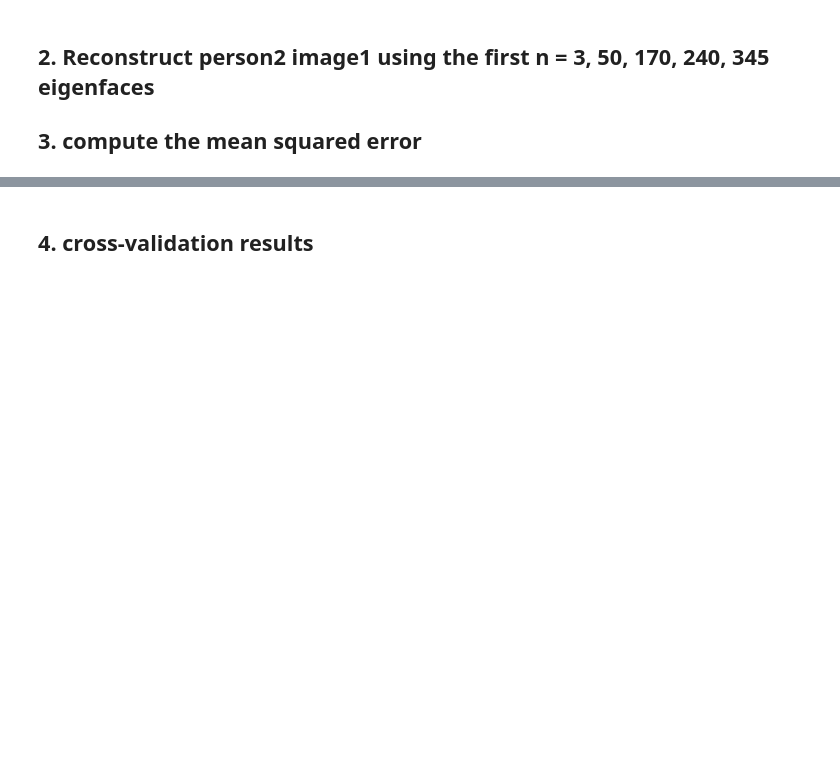
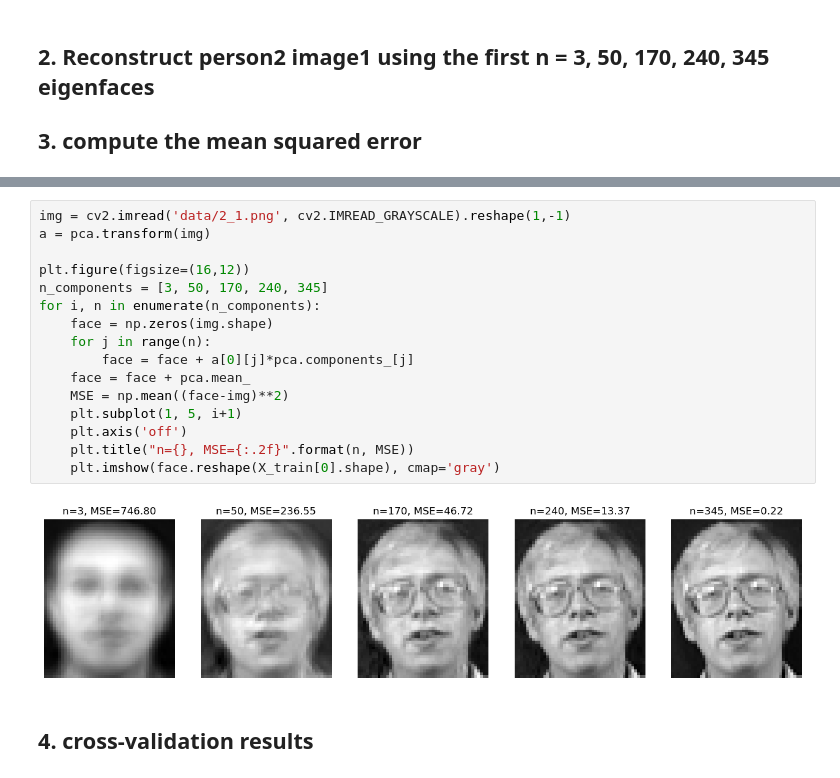
Before and after one commit to ML377-Mark/IMLP, a Jupyter notebook: Unit08/8.3_PCA_Face Recognition.ipynb, the cells around one changed output, grey strips where cells are left out. Cells and saved outputs as stored; diff of their text form; blank space fills up the shorter version.

```diff
--- a/Unit08/8.3_PCA_Face Recognition.ipynb
+++ b/Unit08/8.3_PCA_Face Recognition.ipynb
@@ -38,2 +61,20 @@ for i in range(1,41):
+# %%
+img = cv2.imread('data/2_1.png', cv2.IMREAD_GRAYSCALE).reshape(1,-1)
+a = pca.transform(img)
+
+plt.figure(figsize=(16,12))
+n_components = [3, 50, 170, 240, 345]
+for i, n in enumerate(n_components):
+    face = np.zeros(img.shape)
+    for j in range(n):
+        face = face + a[0][j]*pca.components_[j]
+    face = face + pca.mean_
+    MSE = np.mean((face-img)**2)
+    plt.subplot(1, 5, i+1)
+    plt.axis('off')
+    plt.title("n={}, MSE={:.2f}".format(n, MSE))
+    plt.imshow(face.reshape(X_train[0].shape), cmap='gray')
+# %% [output]
+[figure, added]
 # %% [markdown]
 ## 4. cross-validation results
```
Also changed, not shown: parts of 11 cells of this notebook.
